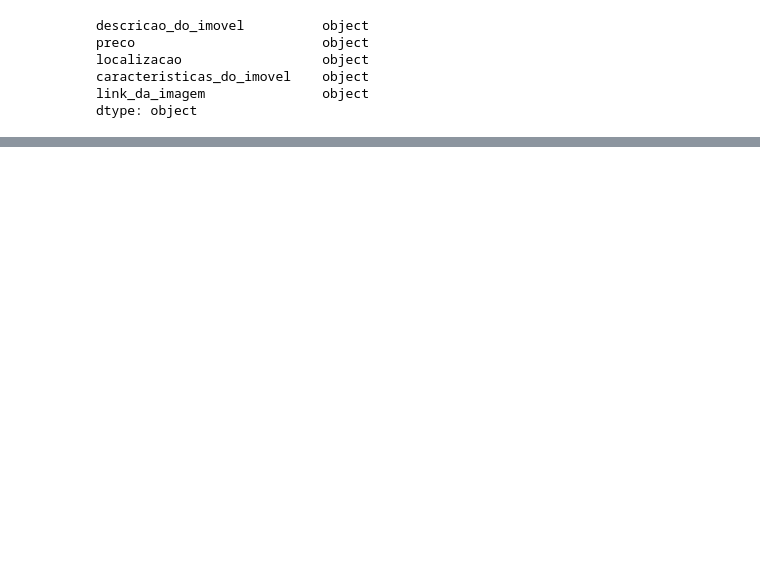
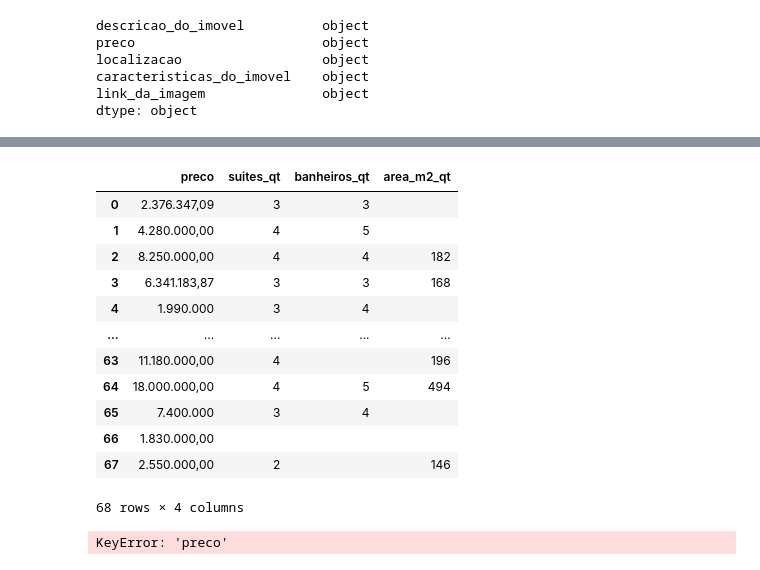
Before and after one commit to michellssgui22/PROJETOS_ESTUDO_WEBSCRAPER, a Jupyter notebook: projetos/imoveis-bc.ipynb, the cells around one changed output, grey strips where cells are left out. Cells and saved outputs as stored; diff of their text form; code cells hidden in the pictures; blank space fills up the shorter version.

```diff
--- a/projetos/imoveis-bc.ipynb
+++ b/projetos/imoveis-bc.ipynb
@@ -130,0 +200,21 @@ df.head()
+# %%
+df_corr.dropna(inplace=True)
+df_corr
+# %% [output]
+|  | preco | suites_qt | banheiros_qt | area_m2_qt |
+| 0 | 2.376.347,09 | 3 | 3 |  |
+| 1 | 4.280.000,00 | 4 | 5 |  |
+| 2 | 8.250.000,00 | 4 | 4 | 182 |
+| 3 | 6.341.183,87 | 3 | 3 | 168 |
+| 4 | 1.990.000 | 3 | 4 |  |
+| ... | ... | ... | ... | ... |
+| 63 | 11.180.000,00 | 4 |  | 196 |
+| 64 | 18.000.000,00 | 4 | 5 | 494 |
+| 65 | 7.400.000 | 3 | 4 |  |
+| 66 | 1.830.000,00 |  |  |  |
+| 67 | 2.550.000,00 | 2 |  | 146 |
+68 rows × 4 columns
+# %%
+df_corr['preco'] = df_corr['preco'].str.split(['. ,'])
+# %% [output]
+KeyError: 'preco'
```
Also changed, not shown: parts of 20 cells of this notebook.
